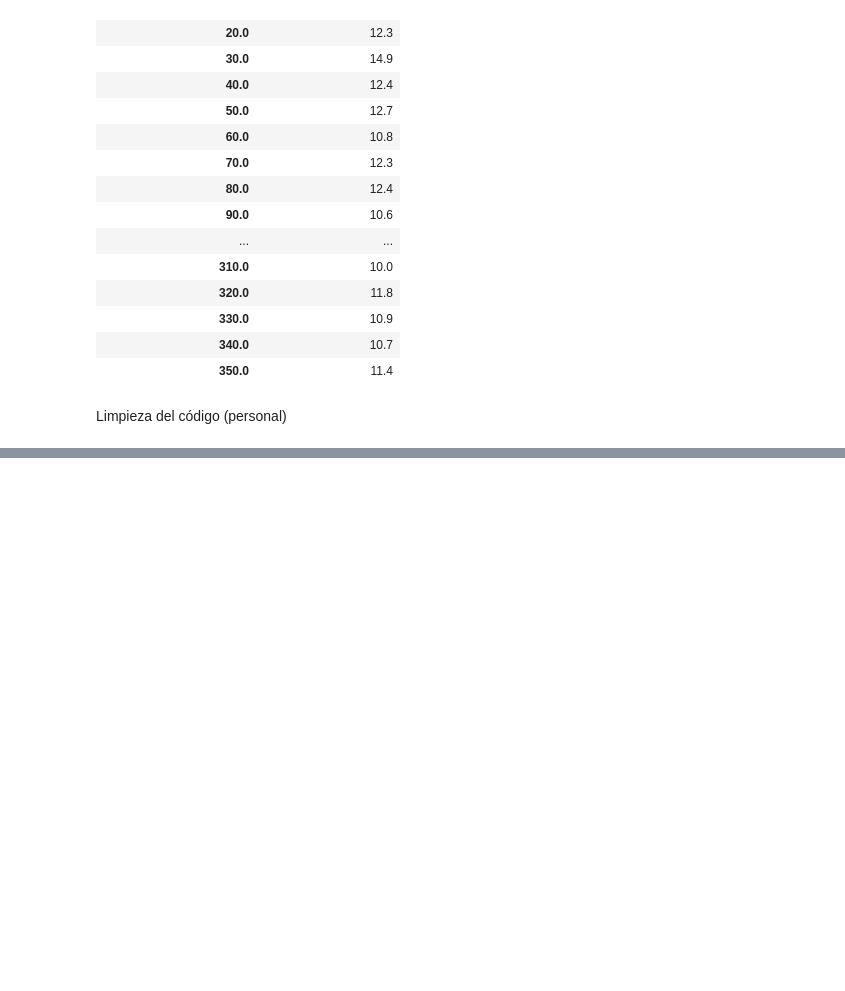
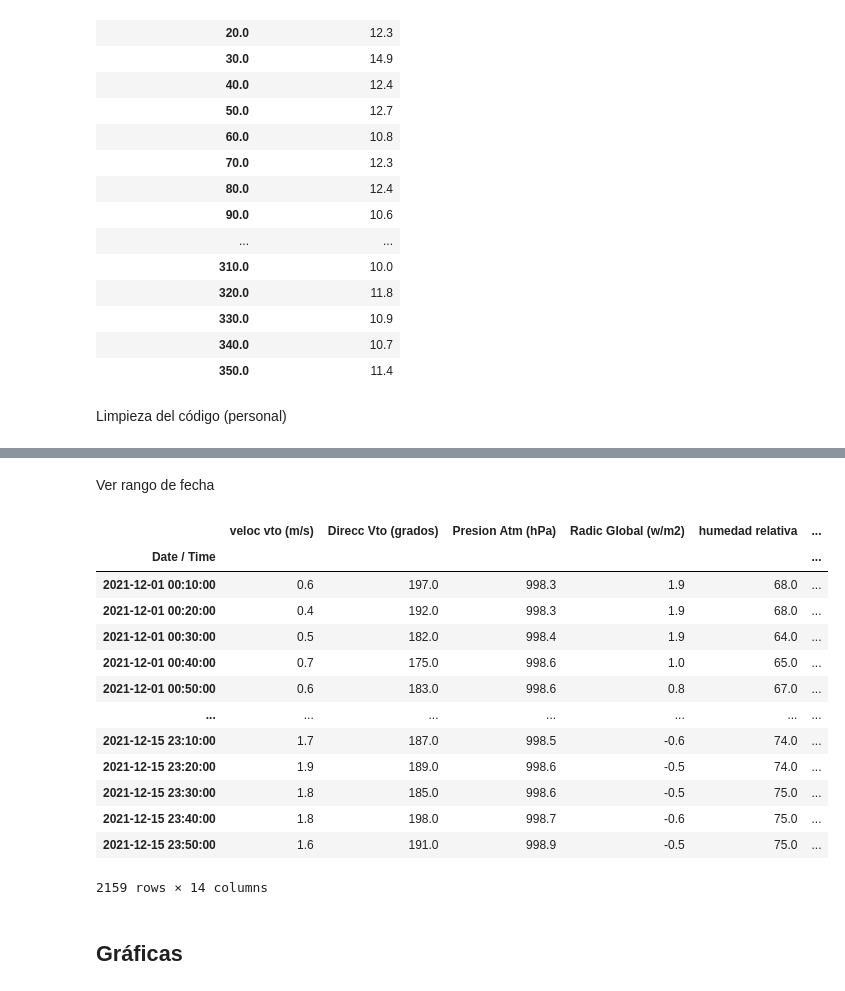
Before and after one commit to aldodds/DS_Python_WeatherStation, a Jupyter notebook: EstacionMeteorologica.ipynb, the cells around one changed output, grey strips where cells are left out. Drawn from its saved outputs; the diff is of its cells as text; code cells hidden in the pictures; blank space fills up the shorter version.

```diff
--- a/EstacionMeteorologica.ipynb
+++ b/EstacionMeteorologica.ipynb
@@ -606,0 +665,22 @@ estacion_meteorologica.drop(['Date', 'Hour'], axis=1, inplace=True)
+# %% [markdown]
+Ver rango de fecha
+# %%
+estacion_meteorologica_rango_fecha = estacion_meteorologica.loc['2021-12-01':'2021-12-15']
+estacion_meteorologica_rango_fecha
+# %% [output]
+|  | veloc vto (m/s) | Direcc Vto (grados) | Presion Atm (hPa) | Radic Global (w/m2) | humedad relativa | ... |
+| Date / Time |  |  |  |  |  | ... |
+| 2021-12-01 00:10:00 | 0.6 | 197.0 | 998.3 | 1.9 | 68.0 | ... |
+| 2021-12-01 00:20:00 | 0.4 | 192.0 | 998.3 | 1.9 | 68.0 | ... |
+| 2021-12-01 00:30:00 | 0.5 | 182.0 | 998.4 | 1.9 | 64.0 | ... |
+| 2021-12-01 00:40:00 | 0.7 | 175.0 | 998.6 | 1.0 | 65.0 | ... |
+| 2021-12-01 00:50:00 | 0.6 | 183.0 | 998.6 | 0.8 | 67.0 | ... |
+| ... | ... | ... | ... | ... | ... | ... |
+| 2021-12-15 23:10:00 | 1.7 | 187.0 | 998.5 | -0.6 | 74.0 | ... |
+| 2021-12-15 23:20:00 | 1.9 | 189.0 | 998.6 | -0.5 | 74.0 | ... |
+| 2021-12-15 23:30:00 | 1.8 | 185.0 | 998.6 | -0.5 | 75.0 | ... |
+| 2021-12-15 23:40:00 | 1.8 | 198.0 | 998.7 | -0.6 | 75.0 | ... |
+| 2021-12-15 23:50:00 | 1.6 | 191.0 | 998.9 | -0.5 | 75.0 | ... |
+2159 rows × 14 columns
+# %% [markdown]
+## Gráficas
```
Also changed, not shown: parts of 10 cells of this notebook.
